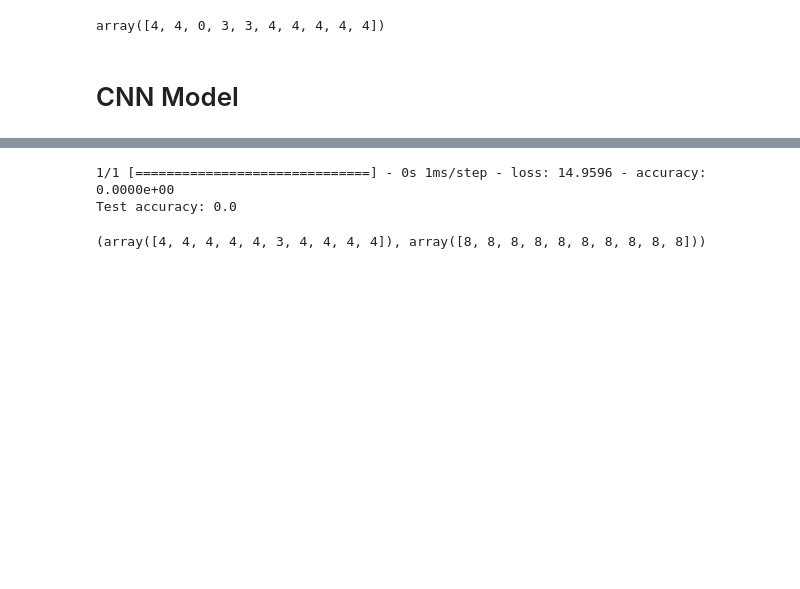
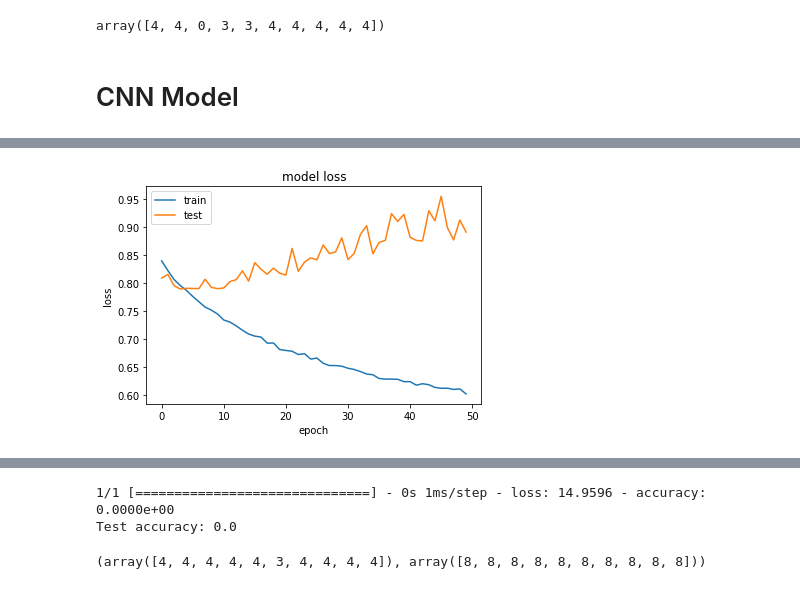
Before and after one commit to SwaksharDeb/Activity-recognition, a Jupyter notebook: HAR_CNN.ipynb, the cells around one changed output, grey strips where cells are left out. Cells and saved outputs as stored; diff of their text form; code cells hidden in the pictures; blank space fills up the shorter version.

```diff
--- a/HAR_CNN.ipynb
+++ b/HAR_CNN.ipynb
@@ -223 +563,9 @@ X_train, X_val, y_train, y_val = train_test_split(X_train, y_train, test_size =
+# %%
+nsamples, nx, ny = X_train.shape
+X_train = X_train.reshape((nsamples,nx*ny))
+# %%
+smote = SMOTE()
+X_train, y_train = smote.fit_sample(X_train ,y_train)
+# %%
+X_train = np.reshape(X_train,(-1, frame_size, 3))
 # %%
@@ -249,0 +598,7 @@ Counter(y_train), Counter(y_val)
+# %%
+from sklearn.model_selection import StratifiedShuffleSplit
+sss = StratifiedShuffleSplit(n_splits=5, test_size=0.1, random_state=0)
+for train_index, test_index in sss.split(X_train, y_train):
+     print("TRAIN:", train_index, "TEST:", test_index)
+     X_train, X_test = X_train[train_index], X_train[test_index]
+     y_train, y_test = y_train[train_index], y_train[test_index]
@@ -333,0 +697,11 @@ Epoch 50/50
+# %%
+# summarize history for loss
+plt.plot(history.history['loss'])
+plt.plot(history.history['val_loss'])
+plt.title('model loss')
+plt.ylabel('loss')
+plt.xlabel('epoch')
+plt.legend(['train', 'test'], loc='upper left')
+plt.show()
+# %% [output]
+[figure, added]
```
Also changed, not shown: parts of 77 cells of this notebook.
